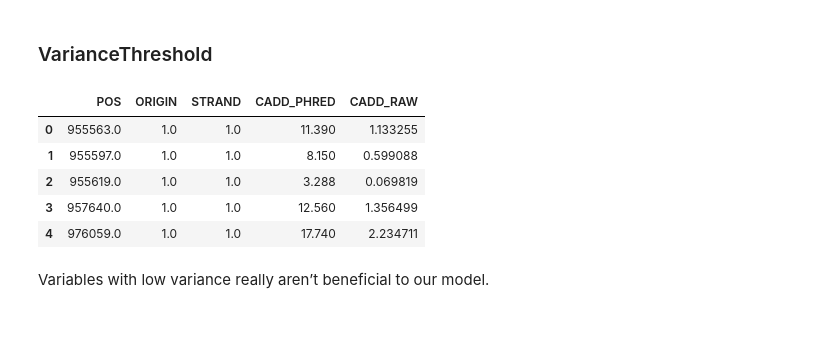
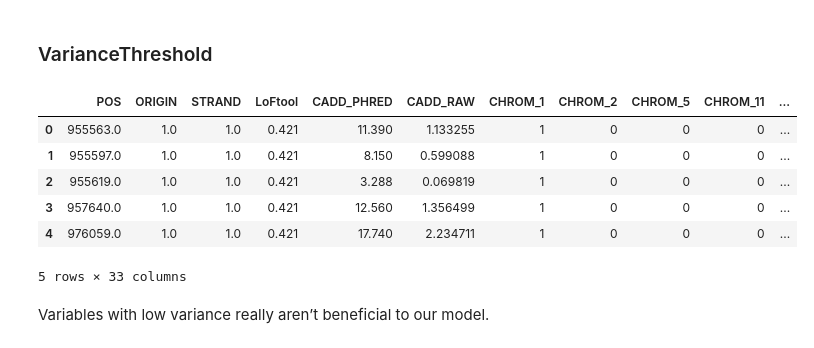
Before and after one commit to brendanmcgivern/data-science, a Jupyter notebook: ml_capstone/ml_capstone_final.ipynb, the cells around one changed output. Saved outputs shown, nothing was run; the diff lists cells and outputs as text; code cells hidden in the pictures.

```diff
--- a/ml_capstone/ml_capstone_final.ipynb
+++ b/ml_capstone/ml_capstone_final.ipynb
@@ -130,13 +140,15 @@ to_drop
 to_drop_nans = []
 
 for c in X.columns:
-    if X[c].isnull().sum() / X.shape[0] > 0.50:
+    if X[c].isnull().sum() / X.shape[0] > 0.40:
         print(f'{c}: {X[c].isnull().sum() / X.shape[0]}')
         to_drop_nans.append(c)
 
         # Remove from the convert_cat array
         if c in convert_cat:
             convert_cat.remove(c)
+
+print(f'\nNumber of features to drop: {len(to_drop_nans)}')
 # %% [output]
 CLNDISDBINCL: 0.9988341412529913
 CLNDNINCL: 0.9988341412529913
@@ -223,6 +237,14 @@ for feature in cat_feat:
 len(gd_to_dropt)
 # %% [output]
 64912
+# %%
+# Get all categoircal features again
+# Find all features created by get_dummies
+cat_feat = []
+
+for feature in convert_cat:
+    for col in X.loc[:, X.columns.str.startswith(feature + "_")].columns:
+        cat_feat.append(col)
 # %% [markdown]
 We can see that the results of the Chi2 test are show that we should drop a substntial number of dummy features.
 # %%
@@ -278,19 +300,20 @@ We do not need to impute the categorical features because get_dummies does this
 ### VarianceThreshold
 # %%
 # Removes all low-variance features
-def variance_threshold_selector(data, threshold=0.95):
+def variance_threshold_selector(data, threshold=0.05):
     selector = VarianceThreshold(threshold)
     selector.fit(data)
     return data[data.columns[selector.get_support(indices=True)]]
 
-vt_to_drop = variance_threshold_selector(X)
+vt_to_keep = variance_threshold_selector(X)
 
-vt_to_drop.head()
+vt_to_keep.head()
 # %% [output]
-|  | POS | ORIGIN | STRAND | CADD_PHRED | CADD_RAW |
-| 0 | 955563.0 | 1.0 | 1.0 | 11.390 | 1.133255 |
-| 1 | 955597.0 | 1.0 | 1.0 | 8.150 | 0.599088 |
-| 2 | 955619.0 | 1.0 | 1.0 | 3.288 | 0.069819 |
-| 3 | 957640.0 | 1.0 | 1.0 | 12.560 | 1.356499 |
-| 4 | 976059.0 | 1.0 | 1.0 | 17.740 | 2.234711 |
+|  | POS | ORIGIN | STRAND | LoFtool | CADD_PHRED | CADD_RAW | CHROM_1 | CHROM_2 | CHROM_5 | CHROM_11 | ... |
+| 0 | 955563.0 | 1.0 | 1.0 | 0.421 | 11.390 | 1.133255 | 1 | 0 | 0 | 0 | ... |
+| 1 | 955597.0 | 1.0 | 1.0 | 0.421 | 8.150 | 0.599088 | 1 | 0 | 0 | 0 | ... |
+| 2 | 955619.0 | 1.0 | 1.0 | 0.421 | 3.288 | 0.069819 | 1 | 0 | 0 | 0 | ... |
+| 3 | 957640.0 | 1.0 | 1.0 | 0.421 | 12.560 | 1.356499 | 1 | 0 | 0 | 0 | ... |
+| 4 | 976059.0 | 1.0 | 1.0 | 0.421 | 17.740 | 2.234711 | 1 | 0 | 0 | 0 | ... |
+5 rows × 33 columns
 # %%
```
Also changed, not shown: parts of 29 cells of this notebook.
